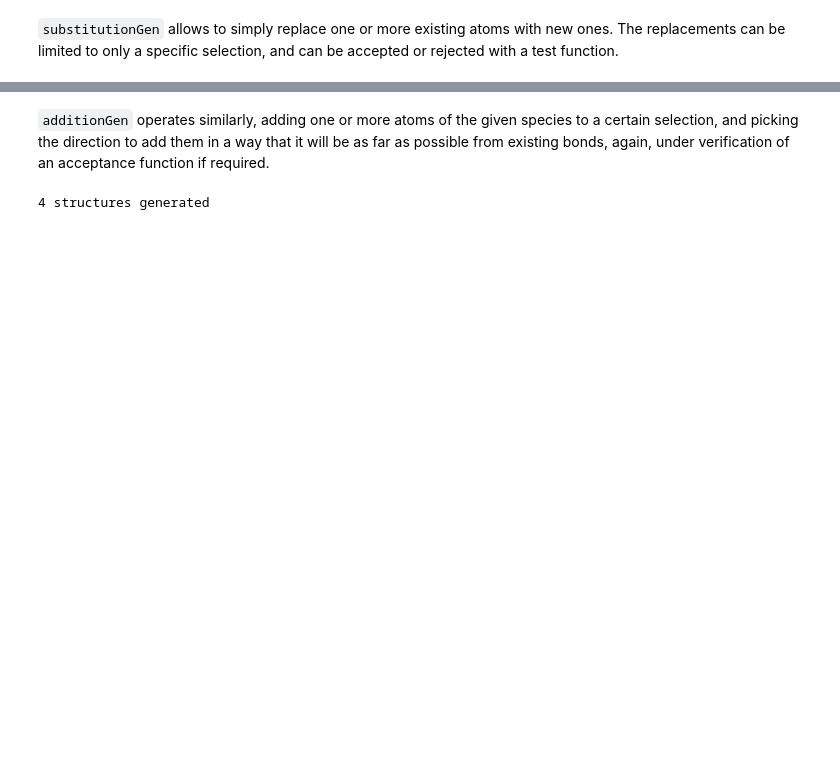
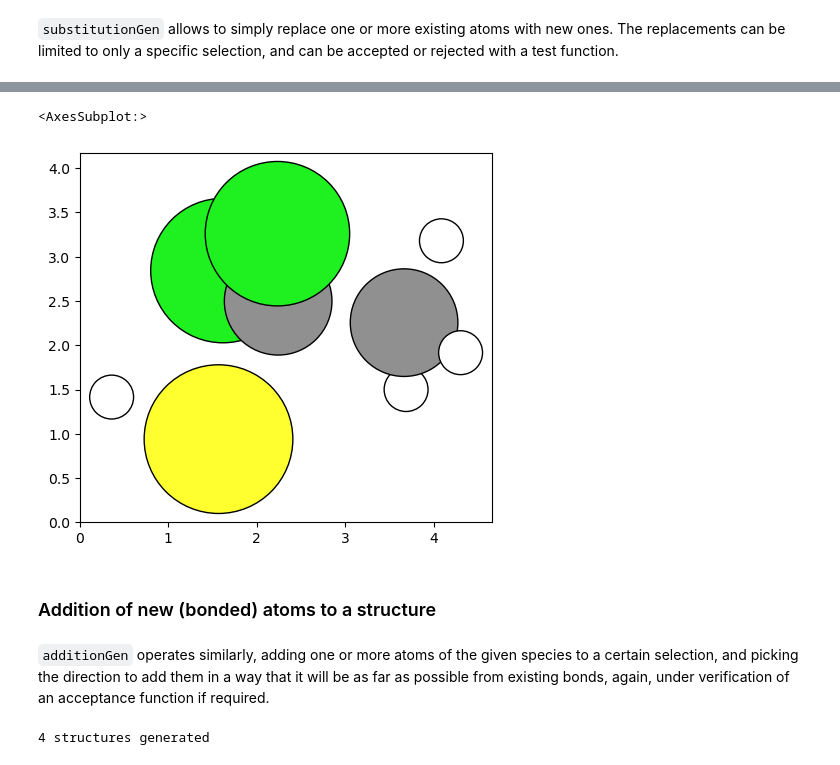
Before and after one commit to CCP-NC/soprano, a Jupyter notebook: tutorials/06-defect_calculations.ipynb, the cells around one changed output, grey strips where cells are left out. Drawn from its saved outputs; the diff is of its cells as text; code cells hidden in the pictures; blank space fills up the shorter version.

```diff
--- a/tutorials/06-defect_calculations.ipynb
+++ b/tutorials/06-defect_calculations.ipynb
@@ -98,0 +132,5 @@ print('{0} structures generated'.format(len(sColl)))
+# %%
+plot_atoms(sColl.structures[0], radii = 0.8, rotation=('-15x,20y,-4z'))
+# %% [output]
+<AxesSubplot:>
+[figure, added]
@@ -99,3 +140,5 @@ print('{0} structures generated'.format(len(sColl)))
+# %% [markdown]
+### Addition of new (bonded) atoms to a structure
 # %% [markdown]
 `additionGen` operates similarly, adding one or more atoms of the given species to a certain selection, and picking the direction to add them in a way that it will be as far as possible from existing bonds, again, under verification of an acceptance function if required.
 # %%
```
Also changed, not shown: parts of 19 cells of this notebook.
